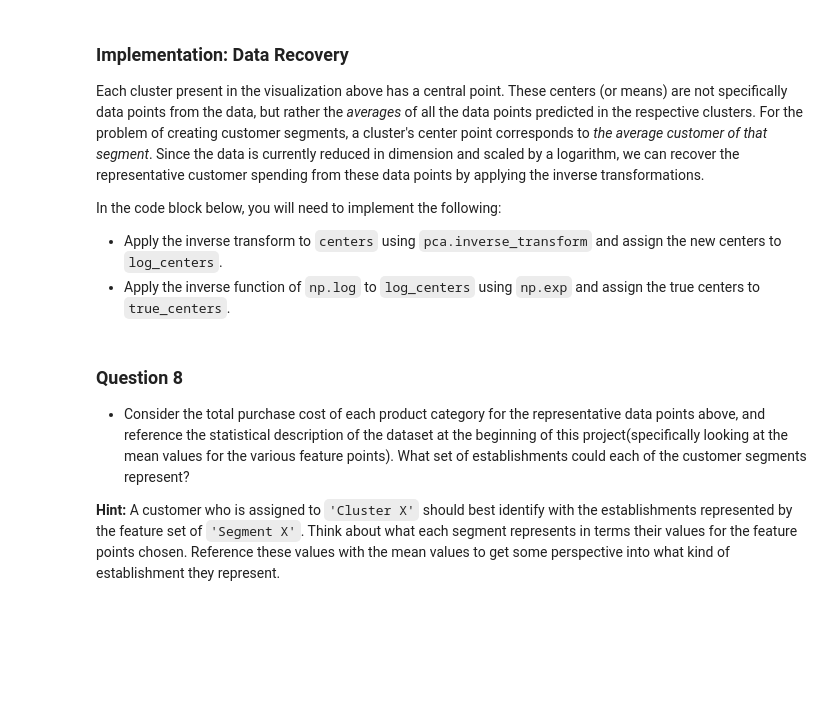
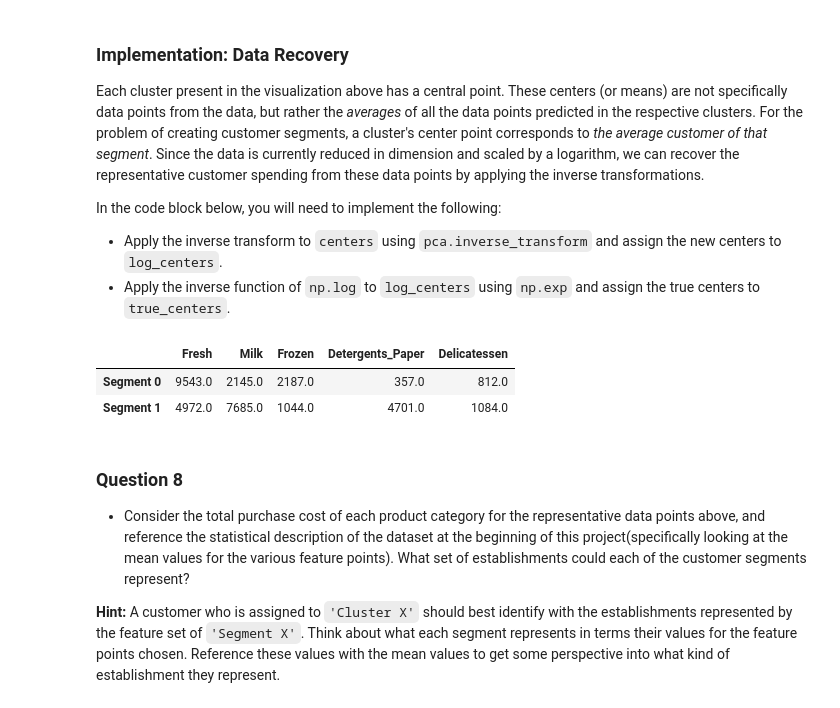
Before and after one commit to yanpozka/machine-learning, a Jupyter notebook: projects/customer_segments/customer_segments.ipynb, the cells around one changed output. Saved outputs shown, nothing was run; the diff lists cells and outputs as text; code cells hidden in the pictures; blank space fills up the shorter version.

```diff
--- a/projects/customer_segments/customer_segments.ipynb
+++ b/projects/customer_segments/customer_segments.ipynb
@@ -541,17 +541,21 @@ In the code block below, you will need to implement the following:
  - Apply the inverse transform to `centers` using `pca.inverse_transform` and assign the new centers to `log_centers`.
  - Apply the inverse function of `np.log` to `log_centers` using `np.exp` and assign the true centers to `true_centers`.
 # %%
-# TODO: Inverse transform the centers
-log_centers = None
+# Inverse transform the centers
+log_centers = pca.inverse_transform(centers)
 
-# TODO: Exponentiate the centers
-true_centers = None
+# Exponentiate the centers
+true_centers = np.exp(log_centers)
 
 # Display the true centers
-segments = ['Segment {}'.format(i) for i in range(0,len(centers))]
-true_centers = pd.DataFrame(np.round(true_centers), columns = data.keys())
+segments = ['Segment {}'.format(i) for i in range(0, len(centers))]
+true_centers = pd.DataFrame(np.round(true_centers), columns = good_data.keys())
 true_centers.index = segments
 display(true_centers)
+# %% [output]
+|  | Fresh | Milk | Frozen | Detergents_Paper | Delicatessen |
+| Segment 0 | 9543.0 | 2145.0 | 2187.0 | 357.0 | 812.0 |
+| Segment 1 | 4972.0 | 7685.0 | 1044.0 | 4701.0 | 1084.0 |
 # %% [markdown]
 ### Question 8
 
```
Also changed, not shown: parts of 3 cells of this notebook.
